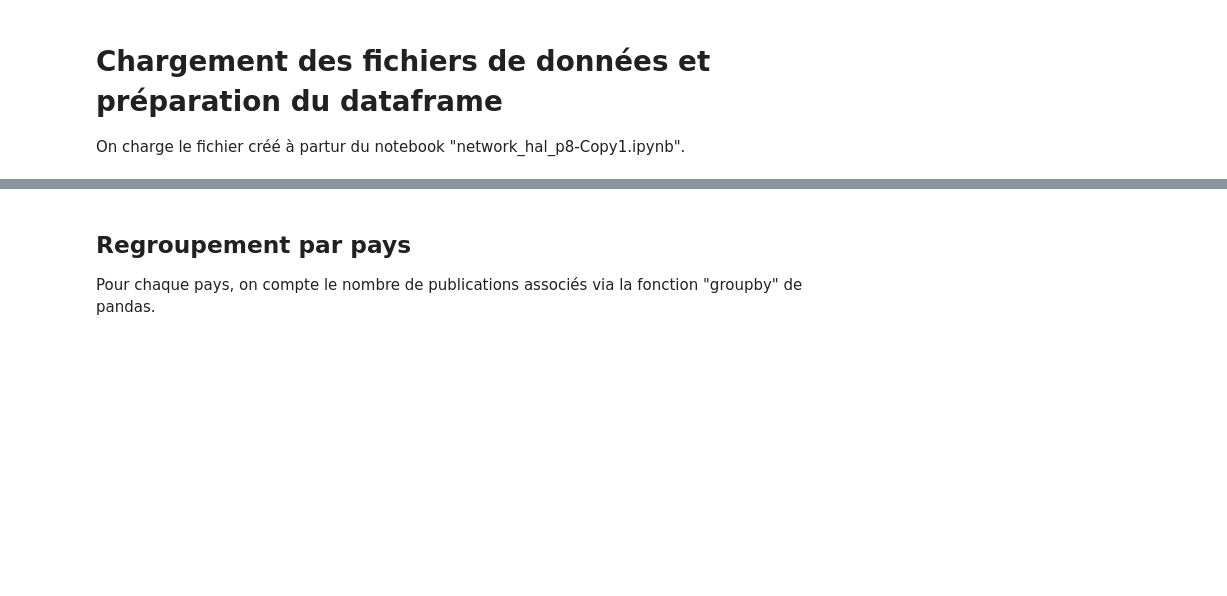
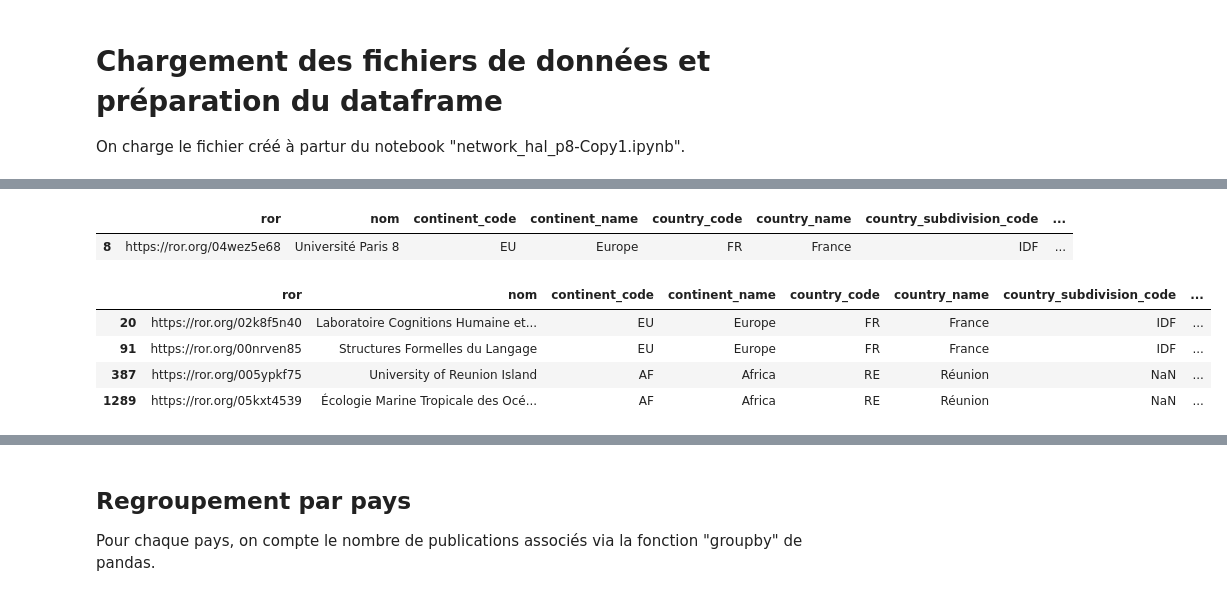
Before and after one commit to luneauaymeric/bso_p8, a Jupyter notebook: 1_data_analysis_and_vis/geographic_analyse/countries_coauthor.ipynb, the cells around one changed output, grey strips where cells are left out. Saved outputs shown, nothing was run; the diff lists cells and outputs as text; code cells hidden in the pictures; blank space fills up the shorter version.

```diff
--- a/1_data_analysis_and_vis/geographic_analyse/countries_coauthor.ipynb
+++ b/1_data_analysis_and_vis/geographic_analyse/countries_coauthor.ipynb
@@ -60,0 +43,13 @@ df0
+# %%
+df_inst.loc[df_inst.nom.str.contains("Paris 8")]
+# %% [output]
+|  | ror | nom | continent_code | continent_name | country_code | country_name | country_subdivision_code | ... |
+| 8 | https://ror.org/04wez5e68 | Université Paris 8 | EU | Europe | FR | France | IDF | ... |
+# %%
+df_inst.loc[df_inst.city.str.contains("Saint-Denis")]
+# %% [output]
+|  | ror | nom | continent_code | continent_name | country_code | country_name | country_subdivision_code | ... |
+| 20 | https://ror.org/02k8f5n40 | Laboratoire Cognitions Humaine et... | EU | Europe | FR | France | IDF | ... |
+| 91 | https://ror.org/00nrven85 | Structures Formelles du Langage | EU | Europe | FR | France | IDF | ... |
+| 387 | https://ror.org/005ypkf75 | University of Reunion Island | AF | Africa | RE | Réunion | NaN | ... |
+| 1289 | https://ror.org/05kxt4539 | Écologie Marine Tropicale des Océ... | AF | Africa | RE | Réunion | NaN | ... |
```
Also changed, not shown: parts of 12 cells of this notebook, 1 other file.
